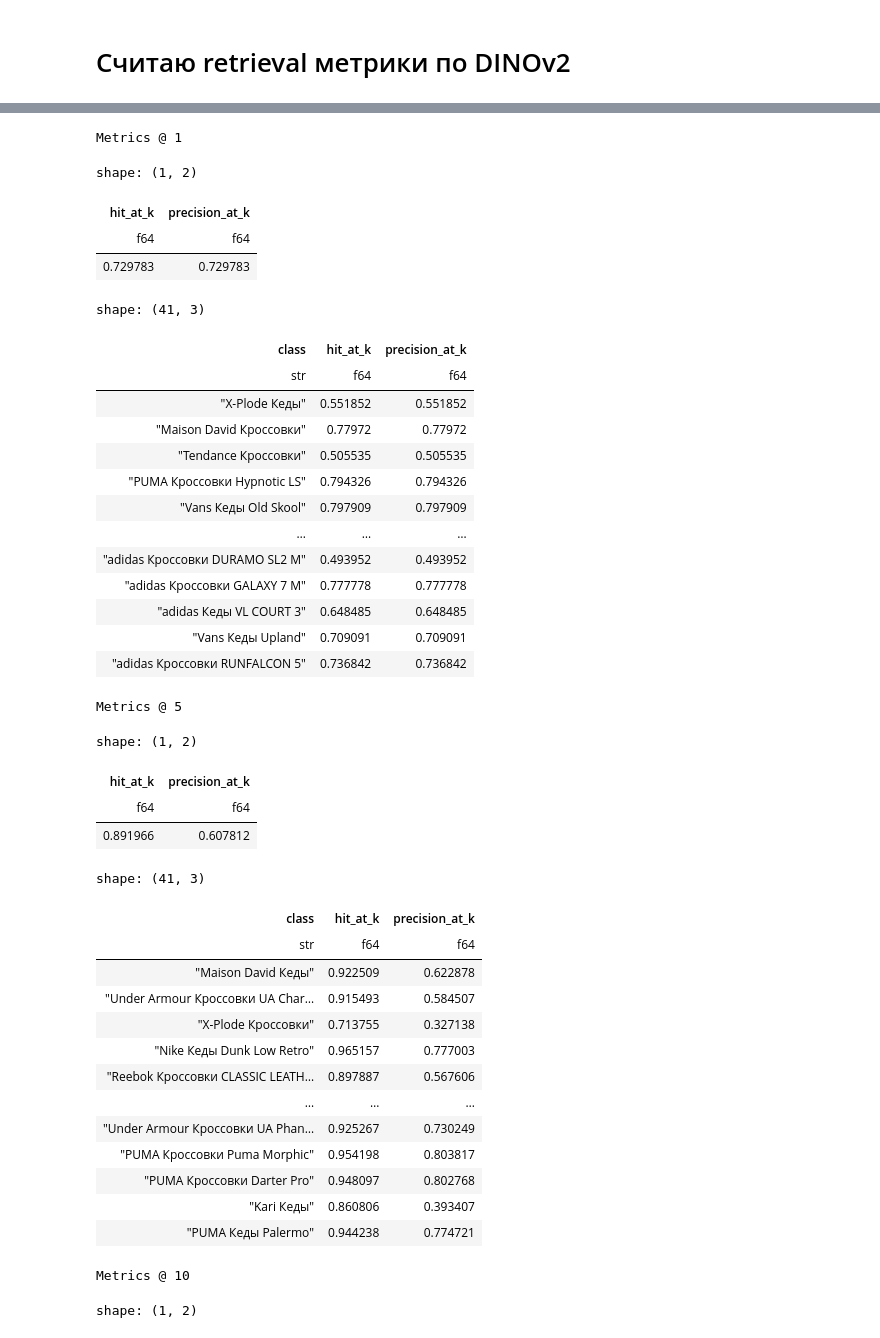
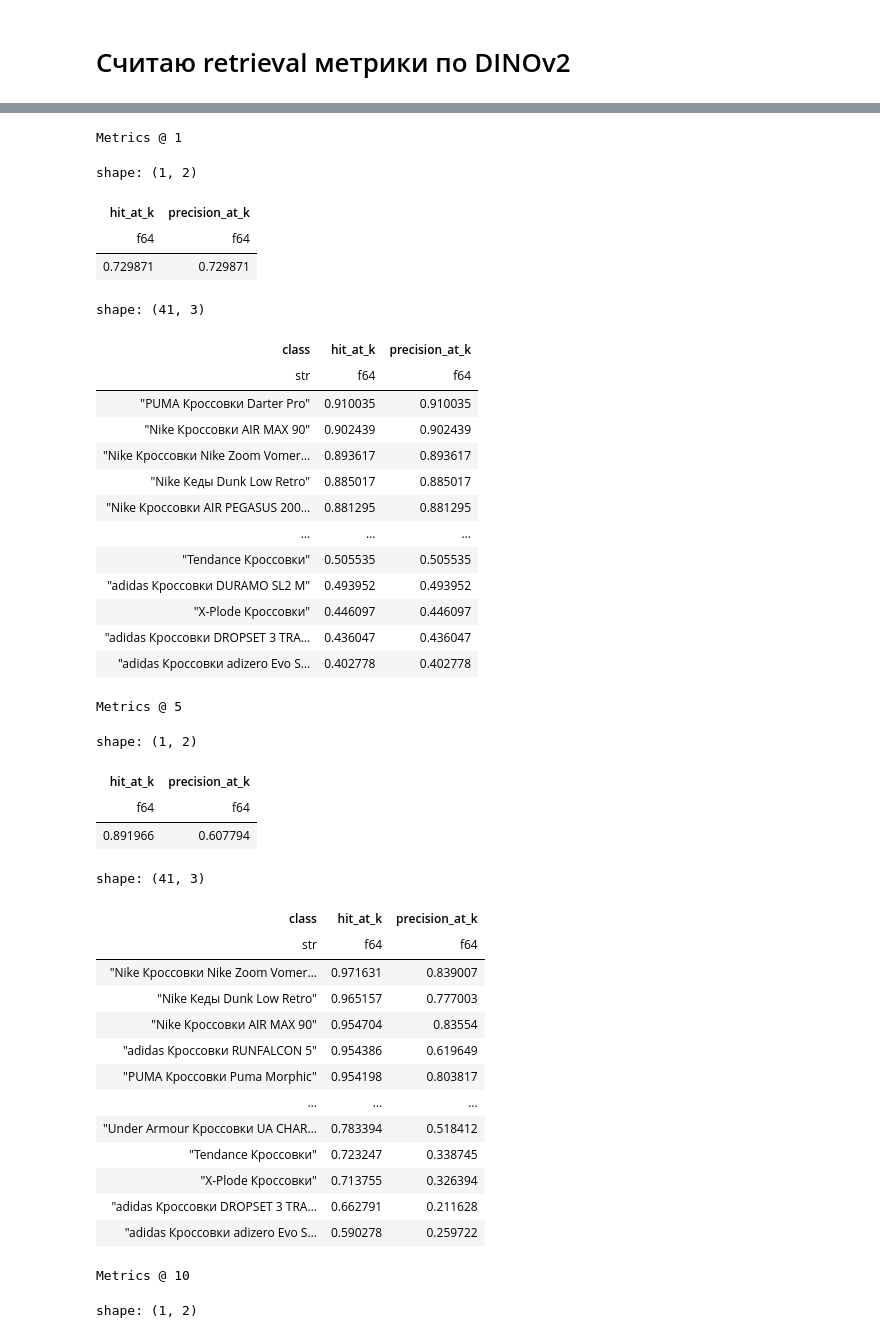
Before and after one commit to xan-d-or/sneakers-hse, a Jupyter notebook: notebooks/5-models/dinov2.ipynb, the cells around one changed output, grey strips where cells are left out. Drawn from its saved outputs; the diff is of its cells as text; code cells hidden in the pictures.

Commit message:
Посчитал метрики в разбивке по train val test

```diff
--- a/notebooks/5-models/dinov2.ipynb
+++ b/notebooks/5-models/dinov2.ipynb
@@ -8,2 +17,3 @@ import chromadb
 # %%
-PROJECT_ROOT_PATH = Path('/Users/alexansemyachkin/Desktop/studies/hse/sneakers-hse')
+# PROJECT_ROOT_PATH = Path('/Users/alexansemyachkin/Desktop/studies/hse/sneakers-hse')
+PROJECT_ROOT_PATH = Path(os.getenv('PROJECT_ROOT_PATH'))
@@ -31,0 +53,14 @@ shape: (41, 2)
+# %%
+train_df_pre = pl.read_csv(PROJECT_ROOT_PATH / 'data/03_yolo_preprocessed/train_images.csv')
+test_df = pl.read_csv(PROJECT_ROOT_PATH / 'data/03_yolo_preprocessed/test_images.csv')
+
+train_df, val_df = train_test_split(
+    train_df_pre,
+    test_size=0.2,
+    stratify=train_df_pre["sneaker_class"],
+    random_state=42
+)
+
+display(train_df.head(), train_df.shape)
+display(val_df.head(), val_df.shape)
+display(test_df.head(), test_df.shape)
@@ -31,0 +95,18 @@ shape: (41, 2)
+# %%
+sql = pl.SQLContext()
+sql.register_globals()
+df = sql.execute(
+    '''
+select
+    df.*
+    , case when train_df.path is not null then 'train'
+            when val_df.path is not null then 'val'
+            when test_df.path is not null then 'test'
+            end as sample_part
+from df
+left join train_df using(path)
+left join val_df using(path)
+left join test_df using(path)
+'''
+).collect()
+df
@@ -151,59 +247,59 @@ shape: (11_265, 5)
 # %%
 for k in [1, 5, 10]:
     print(f"\nMetrics @ {k}")
     df_k = df.with_columns(hits_k = pl.col("hit_flg").list.slice(0, k))\
         .with_columns(
             pos = pl.int_ranges(1, pl.col("hits_k").list.len() + 1),
             hit_at_k = pl.col("hits_k").list.max(),
             precision_at_k = pl.col("hits_k").list.mean()
         )
     display(df_k.select(
         pl.col('hit_at_k').mean(),
         pl.col('precision_at_k').mean()
     ))
     display(df_k.group_by('class').agg(
         pl.col('hit_at_k').mean(),
         pl.col('precision_at_k').mean()
-    ))
+    ).sort(pl.col('hit_at_k'), descending=True))
 # %% [output]
 Metrics @ 1
 shape: (1, 2)
 | hit_at_k | precision_at_k |
 | f64 | f64 |
-| 0.729783 | 0.729783 |
+| 0.729871 | 0.729871 |
 shape: (41, 3)
 | class | hit_at_k | precision_at_k |
 | str | f64 | f64 |
-| "X-Plode Кеды" | 0.551852 | 0.551852 |
-| "Maison David Кроссовки" | 0.77972 | 0.77972 |
+| "PUMA Кроссовки Darter Pro" | 0.910035 | 0.910035 |
+| "Nike Кроссовки AIR MAX 90" | 0.902439 | 0.902439 |
+| "Nike Кроссовки Nike Zoom Vomer… | 0.893617 | 0.893617 |
+| "Nike Кеды Dunk Low Retro" | 0.885017 | 0.885017 |
+| "Nike Кроссовки AIR PEGASUS 200… | 0.881295 | 0.881295 |
+| … | … | … |
 | "Tendance Кроссовки" | 0.505535 | 0.505535 |
-| "PUMA Кроссовки Hypnotic LS" | 0.794326 | 0.794326 |
-| "Vans Кеды Old Skool" | 0.797909 | 0.797909 |
-| … | … | … |
 | "adidas Кроссовки DURAMO SL2 M" | 0.493952 | 0.493952 |
-| "adidas Кроссовки GALAXY 7 M" | 0.777778 | 0.777778 |
-| "adidas Кеды VL COURT 3" | 0.648485 | 0.648485 |
-| "Vans Кеды Upland" | 0.709091 | 0.709091 |
-| "adidas Кроссовки RUNFALCON 5" | 0.736842 | 0.736842 |
+| "X-Plode Кроссовки" | 0.446097 | 0.446097 |
+| "adidas Кроссовки DROPSET 3 TRA… | 0.436047 | 0.436047 |
+| "adidas Кроссовки adizero Evo S… | 0.402778 | 0.402778 |
 Metrics @ 5
 shape: (1, 2)
 | hit_at_k | precision_at_k |
 | f64 | f64 |
-| 0.891966 | 0.607812 |
+| 0.891966 | 0.607794 |
 shape: (41, 3)
 | class | hit_at_k | precision_at_k |
 | str | f64 | f64 |
-| "Maison David Кеды" | 0.922509 | 0.622878 |
-| "Under Armour Кроссовки UA Char… | 0.915493 | 0.584507 |
-| "X-Plode Кроссовки" | 0.713755 | 0.327138 |
+| "Nike Кроссовки Nike Zoom Vomer… | 0.971631 | 0.839007 |
 | "Nike Кеды Dunk Low Retro" | 0.965157 | 0.777003 |
-| "Reebok Кроссовки CLASSIC LEATH… | 0.897887 | 0.567606 |
+| "Nike Кроссовки AIR MAX 90" | 0.954704 | 0.83554 |
+| "adidas Кроссовки RUNFALCON 5" | 0.954386 | 0.619649 |
+| "PUMA Кроссовки Puma Morphic" | 0.954198 | 0.803817 |
 | … | … | … |
-| "Under Armour Кроссовки UA Phan… | 0.925267 | 0.730249 |
-| "PUMA Кроссовки Puma Morphic" | 0.954198 | 0.803817 |
-| "PUMA Кроссовки Darter Pro" | 0.948097 | 0.802768 |
-| "Kari Кеды" | 0.860806 | 0.393407 |
-| "PUMA Кеды Palermo" | 0.944238 | 0.774721 |
+| "Under Armour Кроссовки UA CHAR… | 0.783394 | 0.518412 |
+| "Tendance Кроссовки" | 0.723247 | 0.338745 |
+| "X-Plode Кроссовки" | 0.713755 | 0.326394 |
+| "adidas Кроссовки DROPSET 3 TRA… | 0.662791 | 0.211628 |
+| "adidas Кроссовки adizero Evo S… | 0.590278 | 0.259722 |
 Metrics @ 10
 shape: (1, 2)
 ... (3 outputs left out)
```
Also changed, not shown: parts of 10 cells of this notebook, 1 other file.
